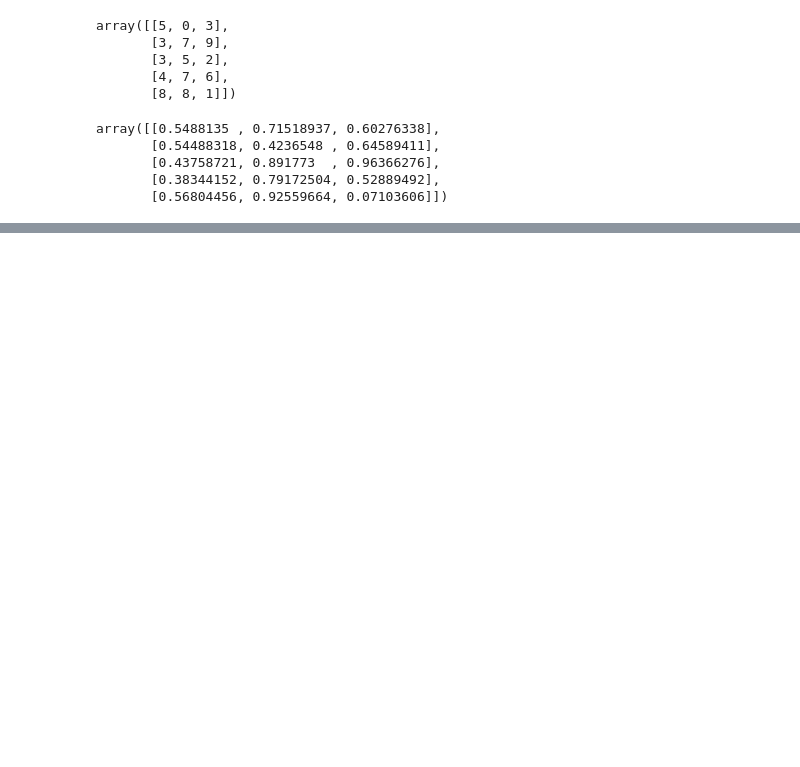
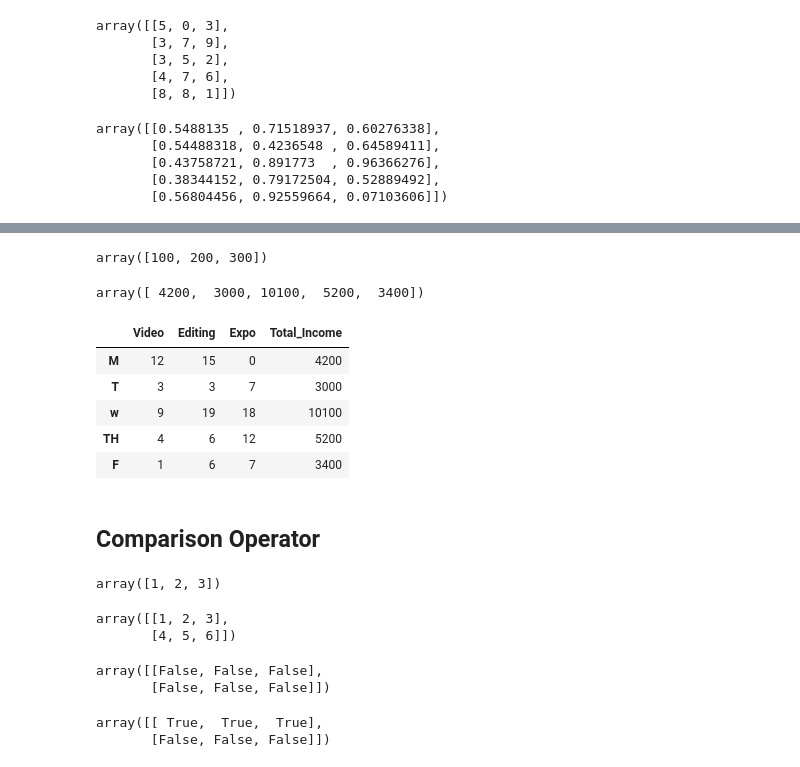
Before and after one commit to omsouravsharma/Intro_to_numpy, a Jupyter notebook: Intro_to_numpy.ipynb, the cells around one changed output, grey strips where cells are left out. Drawn from its saved outputs; the diff is of its cells as text; code cells hidden in the pictures; blank space fills up the shorter version.

```diff
--- a/Intro_to_numpy.ipynb
+++ b/Intro_to_numpy.ipynb
@@ -155,0 +608,5 @@ array([[0.5488135 , 0.71518937, 0.60276338],
+# %%
+cp_df = pd.DataFrame(cp_weekly,
+                    index = ['M', "T", "w", 'TH', "F"],
+                    columns = ["Video", "Editing", "Expo"])
+cp_df
@@ -155,0 +620,42 @@ array([[0.5488135 , 0.71518937, 0.60276338],
+# %%
+cp_rate = np.array([100, 200, 300])
+cp_rate
+# %% [output]
+array([100, 200, 300])
+# %%
+total_income = cp_rate.dot(cp_df.T)
+total_income
+# %% [output]
+array([ 4200,  3000, 10100,  5200,  3400])
+# %%
+cp_df["Total_Income"] = total_income
+# %%
+cp_df
+# %% [output]
+|  | Video | Editing | Expo | Total_Income |
+| M | 12 | 15 | 0 | 4200 |
+| T | 3 | 3 | 7 | 3000 |
+| w | 9 | 19 | 18 | 10100 |
+| TH | 4 | 6 | 12 | 5200 |
+| F | 1 | 6 | 7 | 3400 |
+# %% [markdown]
+## Comparison Operator
+# %%
+a1
+# %% [output]
+array([1, 2, 3])
+# %%
+a2
+# %% [output]
+array([[1, 2, 3],
+       [4, 5, 6]])
+# %%
+a1 > a2
+# %% [output]
+array([[False, False, False],
+       [False, False, False]])
+# %%
+a1 >= a2
+# %% [output]
+array([[ True,  True,  True],
+       [False, False, False]])
```
Also changed, not shown: parts of 105 cells of this notebook.
